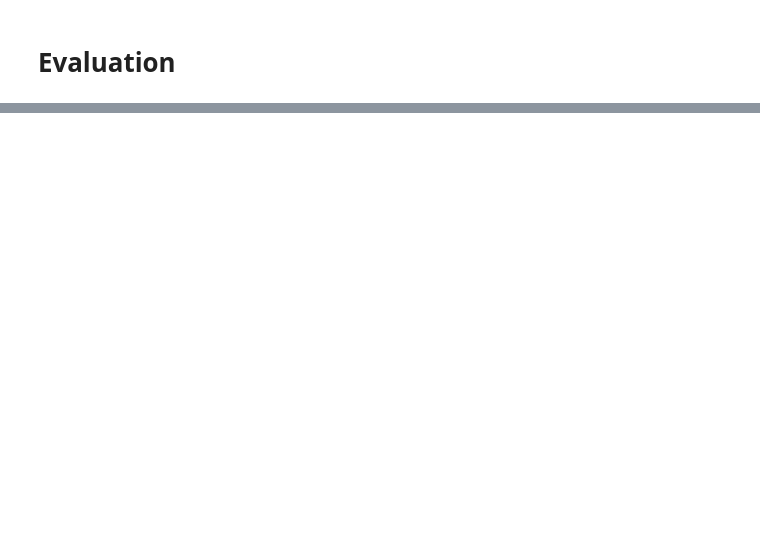
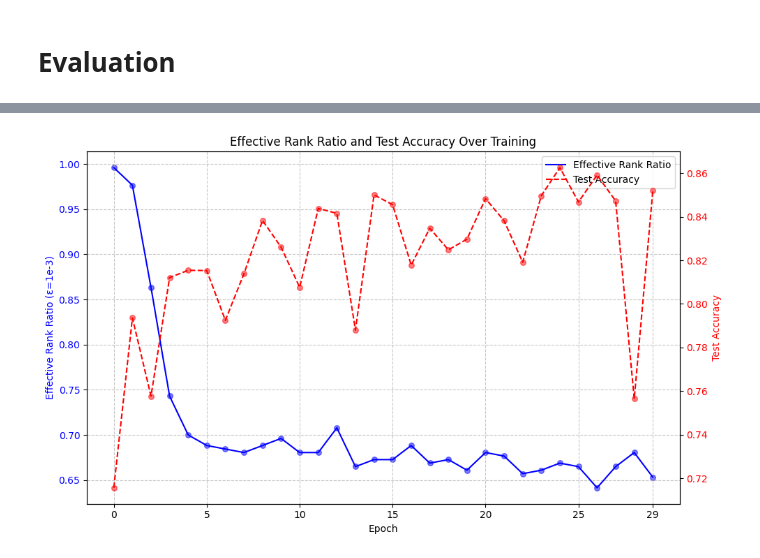
Before and after one commit to zcabsjm/BregmanLearning, a Jupyter notebook: notebooks/ConvNet-Classification.ipynb, the cells around one changed output, grey strips where cells are left out. Saved outputs shown, nothing was run; the diff lists cells and outputs as text; code cells hidden in the pictures; blank space fills up the shorter version.

```diff
--- a/notebooks/ConvNet-Classification.ipynb
+++ b/notebooks/ConvNet-Classification.ipynb
@@ -34,11 +37,11 @@ conf_args = {#
     # data specification
     'data_file':"../../datasets",'train_split':0.95, 'data_set':"Fashion-MNIST", 'download':True,
     # cuda
-    'use_cuda':False, 'num_workers':0, 'cuda_device':0, 'pin_memory':True, 'train_split':0.95,
+    'use_cuda':False, 'num_workers':2, 'cuda_device':0, 'pin_memory':True, 'train_split':0.95,
     #
-    'epochs':15,
+    'epochs':30,
     # optimizer
-    'delta':1.0, 'lr':0.001, 'lamda_0':1e-4, 'lamda_1':.5, 'optim':"LinBreg", 'conv_group':True,
+    'delta':1.0, 'lr':0.1, 'lamda_0':1e-4, 'lamda_1':0.01, 'optim':"LinBreg", 'conv_group':True,
     'beta':0.0,
     # initialization
     'sparse_init':0.01, 'r':[10.,10.,10.],
@@ -93,12 +96,13 @@ def init_opt(conf, model):
     if conf.optim == "SGD":
         opt = torch.optim.SGD(model.parameters(), lr=conf.lr, momentum=conf.beta)
     elif conf.optim == "LinBreg": # change 'reg' to reg2 if want to use l1_l2 regularization as was previously
-        opt = op.LinBreg([{'params': weights_conv, 'lr' : conf.lr, 'reg' : reg.reg_nuclear_conv(lamda=conf.lamda_0), 'momentum':conf.beta,'delta':conf.delta},
-                          {'params': weights_linear, 'lr' : conf.lr, 'reg' : reg.reg_l1(lamda=conf.lamda_1), 'momentum':conf.beta,'delta':conf.delta},
+        opt = op.NuclearLinBreg([{'params': weights_conv, 'lr' : conf.lr, 'reg' : reg2, 'momentum':conf.beta,'delta':conf.delta},
+                          # apply nuclear regularization to the conv layers, switch to l1 reg.reg_l1(lamda=conf.lamda_1) if needed
+                          {'params': weights_linear, 'lr' : conf.lr, 'reg' : reg.reg_nuclear_linear(lamda=conf.lamda_1), 'momentum':conf.beta,'delta':conf.delta},
                           {'params': biases, 'lr': conf.lr, 'momentum':conf.beta}])
     elif conf.optim == "ProxSGD":
         opt = op.ProxSGD([{'params': weights_conv, 'lr' : conf.lr, 'reg' : reg2, 'momentum':conf.beta,'delta':conf.delta},
-                          {'params': weights_linear, 'lr' : conf.lr, 'reg' : reg.reg_l1(lamda=conf.lamda_1), 'momentum':conf.beta,'delta':conf.delta},
+                          {'params': weights_linear, 'lr' : conf.lr, 'reg' : reg.reg_nuclear_linear(lamda=conf.lamda_1), 'momentum':conf.beta,'delta':conf.delta},
                           {'params': biases, 'lr': conf.lr, 'momentum':conf.beta}])
     elif conf.optim == "AdaBreg":
         opt = op.AdaBreg([{'params': weights_conv, 'lr' : conf.lr, 'reg' : reg.reg_nuclear_conv(lamda=conf.lamda_0),'delta':conf.delta},
@@ -247,0 +254,52 @@ Average Conv layer rank (ε=1e-3): 0.72
+# %%
+fig, ax1 = plt.subplots(figsize=(10, 6))
+
+# Create arrays for plotting
+x = np.array(range(len(effective_rank_history)))
+
+# Plot effective rank ratio (left y-axis)
+color1 = 'blue'
+ax1.set_xlabel('Epoch')
+ax1.set_ylabel('Effective Rank Ratio (ε=1e-3)', color=color1)
+
+# Scatter plot of original data points
+ax1.scatter(x, effective_rank_history, color=color1, s=30, alpha=0.5)
+
+# Simple line connecting the points
+line1 = ax1.plot(x, effective_rank_history, linestyle='-', color=color1,
+                 label='Effective Rank Ratio')
+
+ax1.tick_params(axis='y', labelcolor=color1)
+ax1.grid(True, linestyle='--', alpha=0.7)
+
+# Create second y-axis for test accuracy
+ax2 = ax1.twinx()
+color2 = 'red'
+ax2.set_ylabel('Test Accuracy', color=color2)
+
+# Scatter plot of original accuracy data
+ax2.scatter(x, test_accuracy_history, color=color2, s=30, alpha=0.5)
+
+# Simple line connecting the points
+line2 = ax2.plot(x, test_accuracy_history, linestyle='--', color=color2,
+                label='Test Accuracy')
+
+ax2.tick_params(axis='y', labelcolor=color2)
+
+# Modify x-axis to show labels at multiples of 5
+max_epoch = len(effective_rank_history) - 1
+xticks = [i for i in range(0, max_epoch+1, 5)]
+if max_epoch not in xticks:
+    xticks.append(max_epoch)
+plt.xticks(xticks)
+
+# Add a legend
+lines = line1 + line2
+labels = [l.get_label() for l in lines]
+ax1.legend(lines, labels, loc='best')
+
+plt.title('Effective Rank Ratio and Test Accuracy Over Training')
+plt.tight_layout()
+plt.show()
+# %% [output]
+[figure, added]
```
Also changed, not shown: parts of 3 cells of this notebook, 11 other files.
